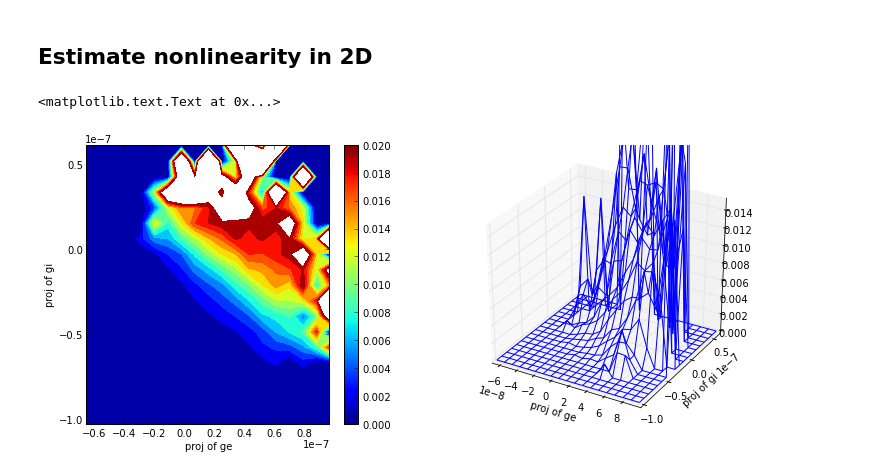
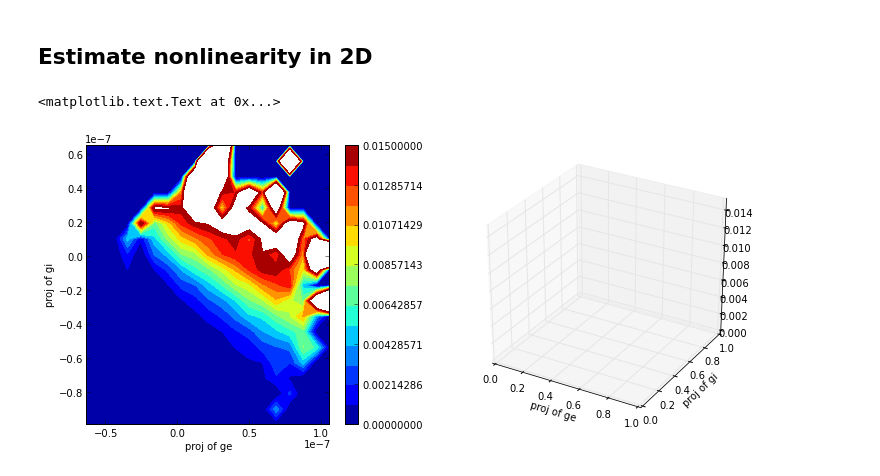
Before and after one commit to yzerlaut/transfer_functions, a Jupyter notebook: iaf_nonlinearity.ipynb, the cells around one changed output. Saved outputs shown, nothing was run; the diff lists cells and outputs as text; code cells hidden in the pictures.

```diff
--- a/iaf_nonlinearity.ipynb
+++ b/iaf_nonlinearity.ipynb
@@ -135,20 +136,20 @@ Estimate nonlinearity in 2D
 # %%
 ge_bins, gi_bins, f_ge_gi = estimate_nonlinearity_2d(ge, sta_filtered_ge, gi, sta_filtered_gi, spikes, dt, nbins=20)
 z_max = 0.015
 from mpl_toolkits.mplot3d import axes3d
 fig = plt.figure(figsize=(12,5))
 ax1 = fig.add_subplot(121)
-#img = ax1.imshow(f_ge_gi, interpolation='nearest',
-#                 extent=(ge_bins[0], ge_bins[-1], gi_bins[-1], gi_bins[0]), vmin=0, vmax=0.02)
-ax1.contourf(ge_bins, gi_bins, f_ge_gi, np.linspace(0, z_max, 15))
+#img = ax1.imshow(f_ge_gi, interpolation='nearest')#\
+   #,extent=(ge_bins[0], ge_bins[-1], gi_bins[-1], gi_bins[0]), vmin=0, vmax=0.02)
+img  = ax1.contourf(ge_bins, gi_bins, f_ge_gi, np.linspace(0, z_max, 15))
 plt.colorbar(img)
 plt.xlabel('proj of ge')
 plt.ylabel('proj of gi')
 ax2 = fig.add_subplot(122, projection='3d')
-ax2.plot_wireframe(ge_bins[:, None].T, gi_bins[None,:].T, f)
+#ax2.plot_wireframe(ge_bins[:, None].T, gi_bins[None,:].T, f)
 ax2.set_zlim((0, z_max))
 plt.xlabel('proj of ge')
 plt.ylabel('proj of gi')
 # %% [output]
 <matplotlib.text.Text at 0x...>
-[figure, old version]
+[figure, new version]
```
Also changed, not shown: parts of 6 cells of this notebook.
